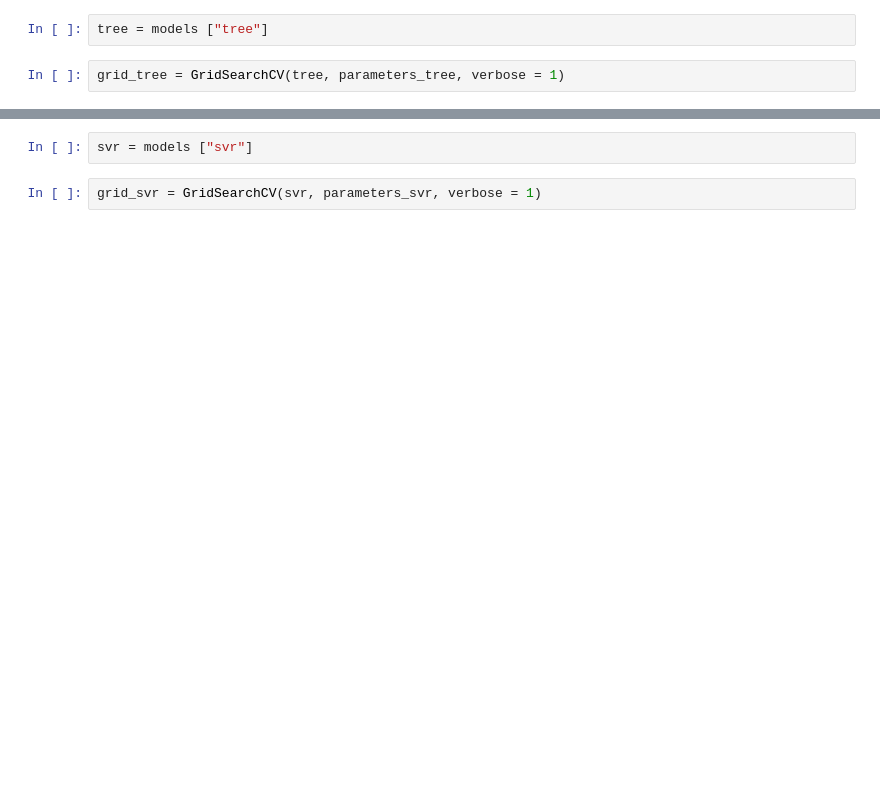
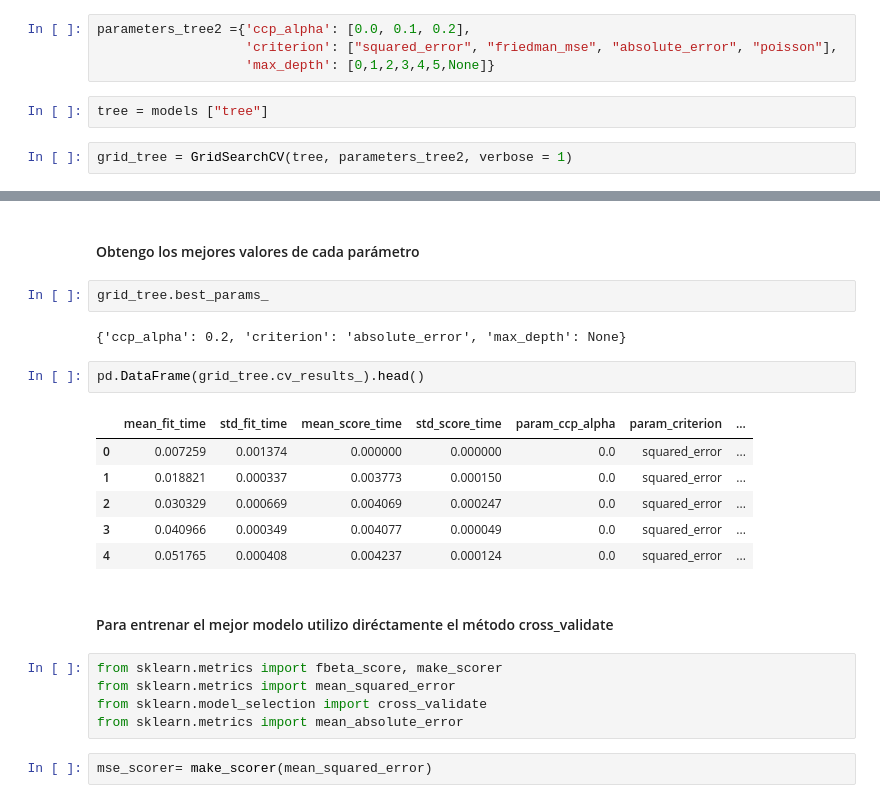
Before and after one commit to Beapsp/Project_Machine_Learning, a Jupyter notebook: notebook/Untitled1.ipynb, the cells around one changed output, grey strips where cells are left out. Cells and saved outputs as stored; diff of their text form; blank space fills up the shorter version.

```diff
--- a/notebook/Untitled1.ipynb
+++ b/notebook/Untitled1.ipynb
@@ -342,7 +361,11 @@ parameters_tree = {'ccp_alpha': [0.0, 0.1, 0.2],
+# %%
+parameters_tree2 ={'ccp_alpha': [0.0, 0.1, 0.2],
+                   'criterion': ["squared_error", "friedman_mse", "absolute_error", "poisson"],
+                   'max_depth': [0,1,2,3,4,5,None]}
 # %%
 tree = models ["tree"]
 # %%
-grid_tree = GridSearchCV(tree, parameters_tree, verbose = 1)
+grid_tree = GridSearchCV(tree, parameters_tree2, verbose = 1)
 # %%
 grid_tree.fit(X_train, y_train)
 # %% [output]
@@ -350,4 +396,24 @@ Fitting 5 folds for each of 1058400 candidates, totalling 5292000 fits
-# %%
-svr = models ["svr"]
-# %%
-grid_svr = GridSearchCV(svr, parameters_svr, verbose = 1)
+# %% [markdown]
+#### Obtengo los mejores valores de cada parámetro
+# %%
+grid_tree.best_params_
+# %% [output]
+{'ccp_alpha': 0.2, 'criterion': 'absolute_error', 'max_depth': None}
+# %%
+pd.DataFrame(grid_tree.cv_results_).head()
+# %% [output]
+|  | mean_fit_time | std_fit_time | mean_score_time | std_score_time | param_ccp_alpha | param_criterion | ... |
+| 0 | 0.007259 | 0.001374 | 0.000000 | 0.000000 | 0.0 | squared_error | ... |
+| 1 | 0.018821 | 0.000337 | 0.003773 | 0.000150 | 0.0 | squared_error | ... |
+| 2 | 0.030329 | 0.000669 | 0.004069 | 0.000247 | 0.0 | squared_error | ... |
+| 3 | 0.040966 | 0.000349 | 0.004077 | 0.000049 | 0.0 | squared_error | ... |
+| 4 | 0.051765 | 0.000408 | 0.004237 | 0.000124 | 0.0 | squared_error | ... |
+# %% [markdown]
+#### Para entrenar el mejor modelo utilizo diréctamente el método cross_validate
+# %%
+from sklearn.metrics import fbeta_score, make_scorer
+from sklearn.metrics import mean_squared_error
+from sklearn.model_selection import cross_validate
+from sklearn.metrics import mean_absolute_error
+# %%
+mse_scorer= make_scorer(mean_squared_error)
```
Also changed, not shown: parts of 17 cells of this notebook, 3 other files.
